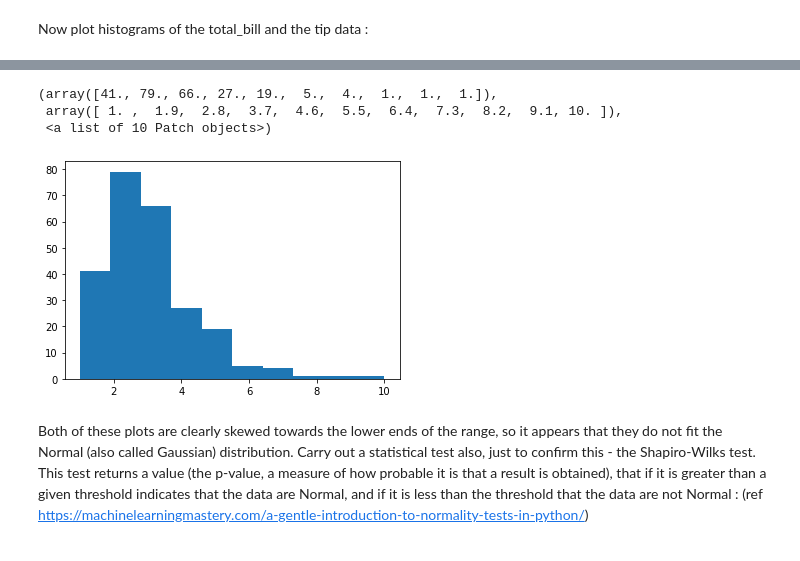
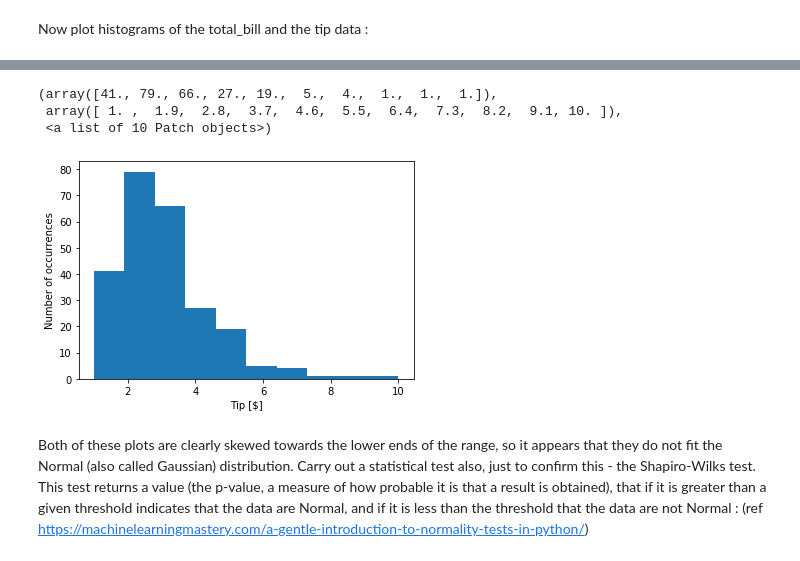
Before and after one commit to NigelSlack/Fundamentals-of-Data-Analysis, a Jupyter notebook: jupyter_notebook.ipynb, the cells around one changed output, grey strips where cells are left out. Cells and saved outputs as stored; diff of their text form; code cells hidden in the pictures.

```diff
--- a/jupyter_notebook.ipynb
+++ b/jupyter_notebook.ipynb
@@ -203,10 +215,12 @@ plt.hist(df['total_bill'])
 # %%
+plt.xlabel('Tip [$]')
+plt.ylabel('Number of occurrences')
 plt.hist(df['tip'])
 # %% [output]
 (array([41., 79., 66., 27., 19.,  5.,  4.,  1.,  1.,  1.]),
  array([ 1. ,  1.9,  2.8,  3.7,  4.6,  5.5,  6.4,  7.3,  8.2,  9.1, 10. ]),
  <a list of 10 Patch objects>)
-[figure, old version]
+[figure, new version]
 # %% [markdown]
 Both of these plots are clearly skewed towards the lower ends of the range, so it appears that they do not fit the Normal (also called Gaussian) distribution. Carry out a statistical test also, just to confirm this - the Shapiro-Wilks test. This test returns a value (the p-value, a measure of how probable it is that a result is obtained), that if it is greater than a given threshold indicates that the data are Normal, and if it is less than the threshold that the data are not Normal :
 (ref https://machinelearningmastery.com/a-gentle-introduction-to-normality-tests-in-python/)
```
Also changed, not shown: parts of 16 cells of this notebook.
